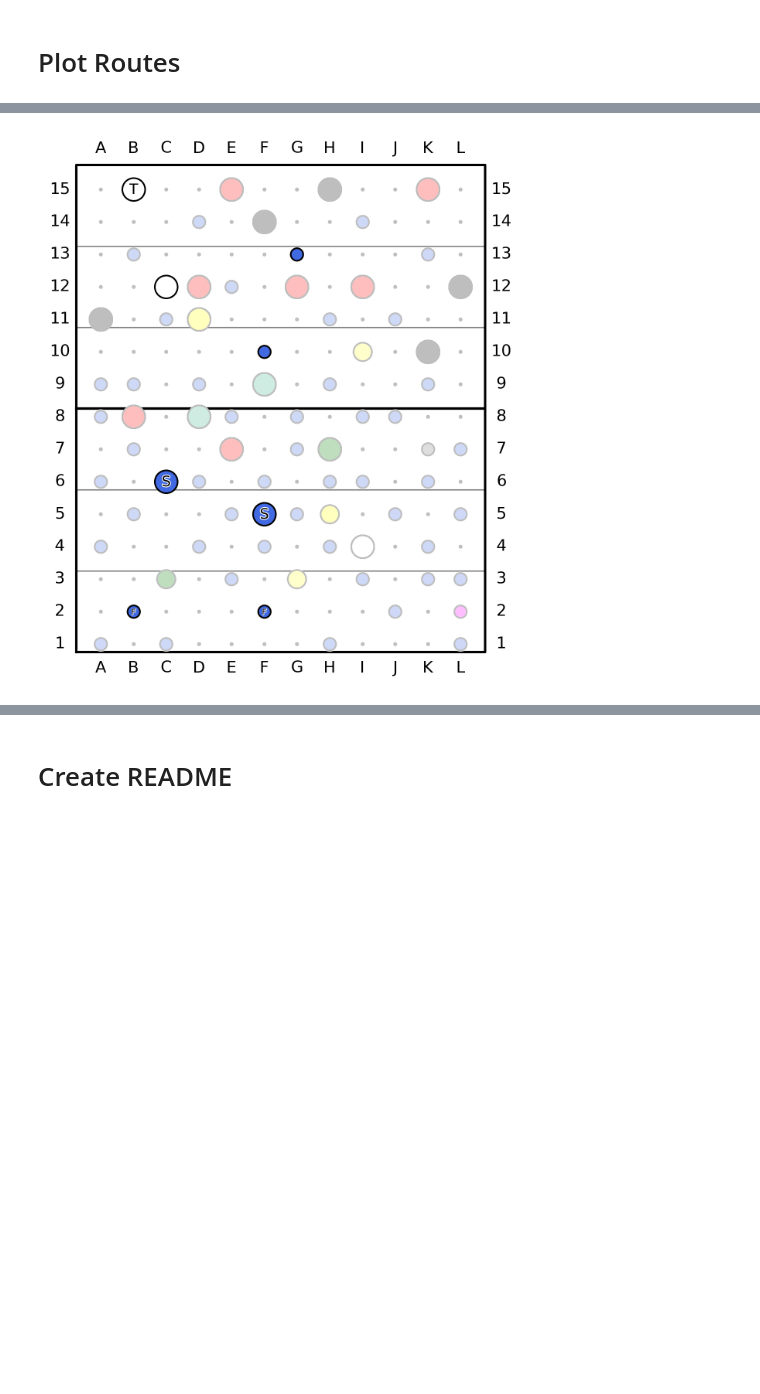
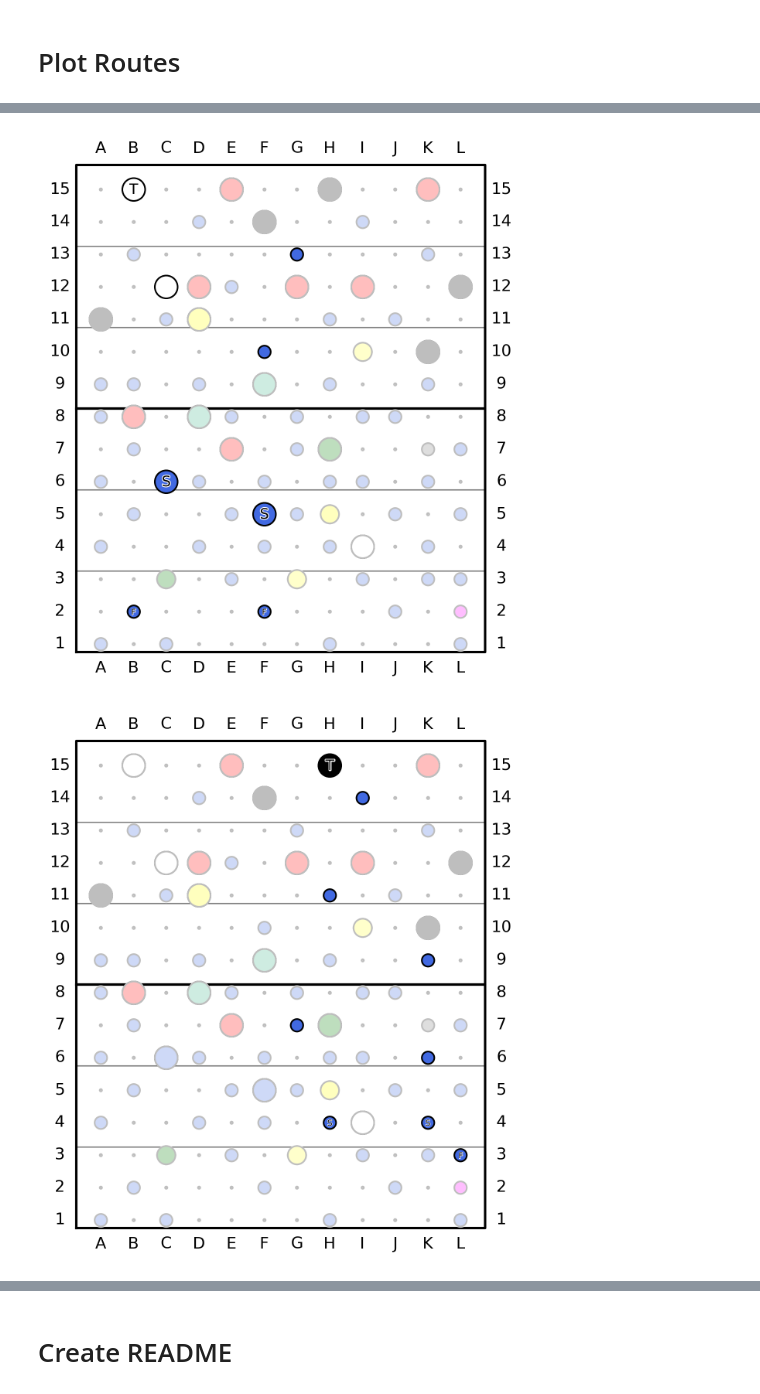
Before and after one commit to Gotsmy/home_wall, a Jupyter notebook: plot_routes.ipynb, the cells around one changed output, grey strips where cells are left out. Cells and saved outputs as stored; diff of their text form; code cells hidden in the pictures; blank space fills up the shorter version.

```diff
--- a/plot_routes.ipynb
+++ b/plot_routes.ipynb
@@ -109,7 +108,10 @@ fig.show()
 # %% [markdown]
 # Plot Routes
 # %%
+routes = load_routes()
+
 def plot_route(route_name,route,save=False):
+
     fig = plt.figure(dpi=300,figsize=(5,6))
     ax = fig.add_subplot(111)
     plot_background(ax)
@@ -125,7 +127,7 @@ def plot_route(route_name,route,save=False):
     for hold_coord, hold in home_wall.items():
         if hold_coord not in used_hold_coords:
             plot_hold(ax,hold,fade=True)
-    tmp_route_path = f"plots/{version}_{route_name}.png".replace(" ","_")
+    tmp_route_path = f"plots/{version}_{route['route_id']}.png"
     if save:
         fig.savefig(tmp_route_path)
         trim_whitespace(tmp_route_path,10)
@@ -138,7 +140,7 @@ ROUTES += "| ---- | ----- | --- |\n"
 for route_name, route in routes.items():
     print(route_name)
     tmp_route_path = plot_route(route_name,route,save=False)
-    tmp_markdown_path = f"markdowns/{version}_{route_name.replace(' ','_')}.md"
+    tmp_markdown_path = f"markdowns/{version}_{route['route_id']}.md"
     comment = route['comment']
     if len(comment) == 0:
         comment = "-"
@@ -151,13 +153,14 @@ for route_name, route in routes.items():
     ROUTE += f"| Tag | {route['tag']}|\n"
     ROUTE += f"| Comment | {comment}|\n"
     ROUTE += f"| Established | {route['established']} |\n\n"
-    ROUTE += f"![{route_name.replace(' ','_')}](/{tmp_route_path})\n\n"
+    ROUTE += f"![{route['route_id']}](/{tmp_route_path})\n\n"
     ROUTES += f"| [{route_name}](/{tmp_markdown_path}) | {route['grade']} | {route['tag']} |\n"
 
     with open(tmp_markdown_path,"w") as file:
         file.write(ROUTE)
 
-    break
+    # break
 ROUTES += "\n\n"
+print("done")
 # %% [output]
 Potential 6C
@@ -164 +170,2 @@ Potential 6C
 [figure]
+[figure, added]
```
Also changed, not shown: parts of 4 cells of this notebook, 5 other files.
